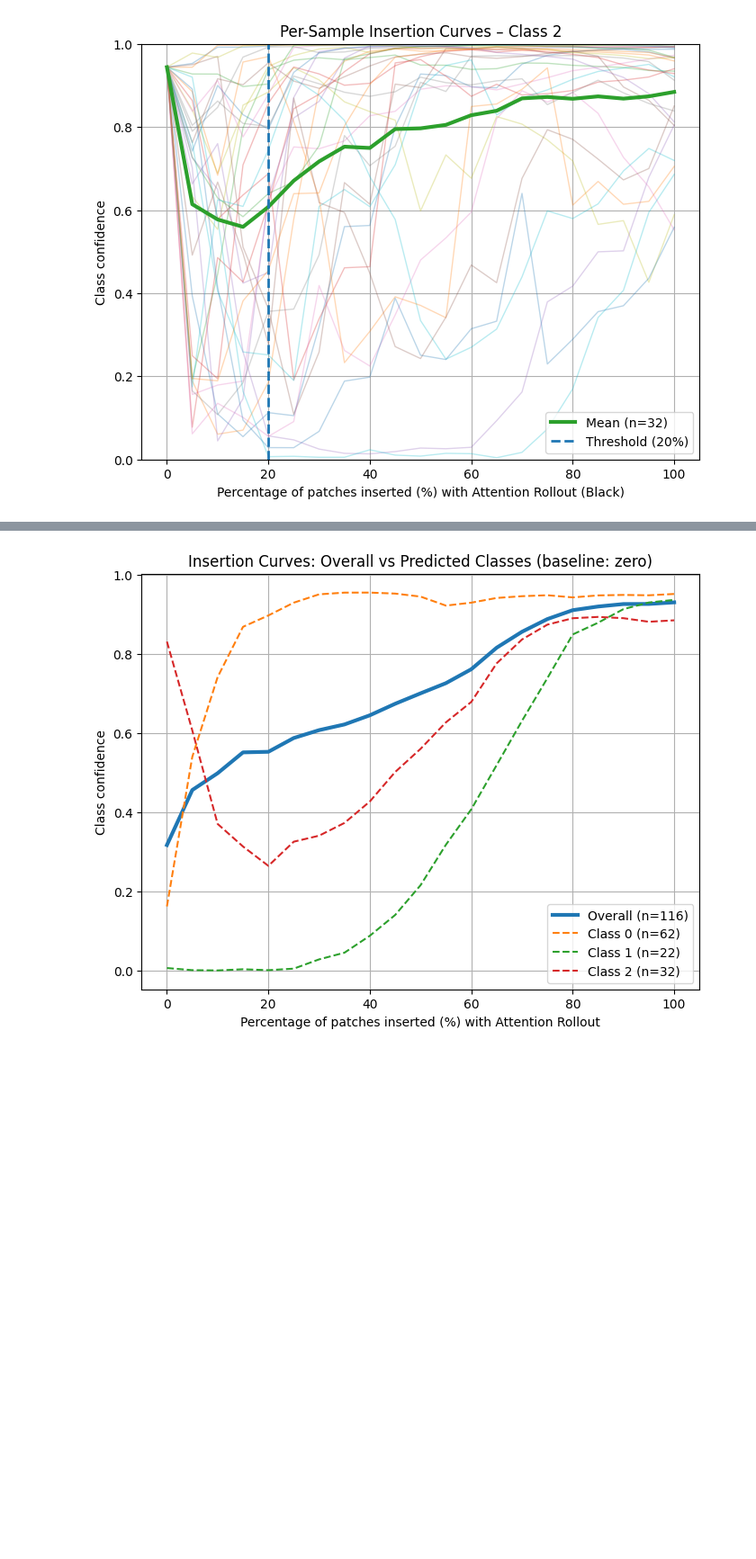
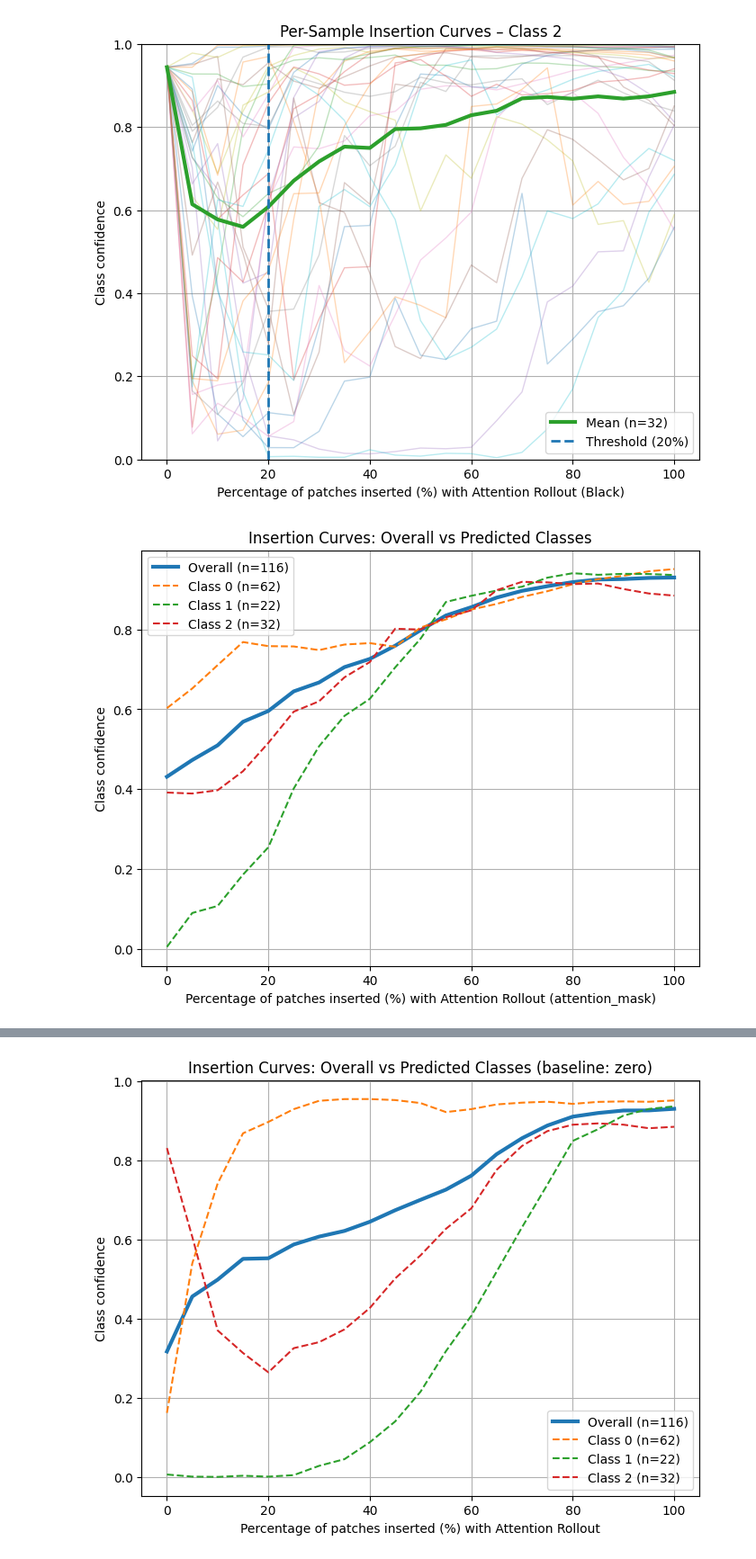
Before and after one commit to friendorus/Faithful-Faithfulness-Evaluations, a Jupyter notebook: scripts/Jupyter_notebook/CreateCurve_insertion.ipynb, the cells around one changed output, grey strips where cells are left out. Shown at 90% size. Drawn from its saved outputs; the diff is of its cells as text; code cells hidden in the pictures; blank space fills up the shorter version.

```diff
--- a/scripts/Jupyter_notebook/CreateCurve_insertion.ipynb
+++ b/scripts/Jupyter_notebook/CreateCurve_insertion.ipynb
@@ -528,7 +404,7 @@ import numpy as np
 from pathlib import Path
 import matplotlib.pyplot as plt
 
-curve_dir = Path("/home/jovyan/work/MST/results/ODELIA/DinoV2ClassifierSlice_Final/evaluation/insertion/insertion_curves/attention_rollout/black")
+curve_dir = Path("/home/jovyan/work/MST/results/ODELIA/DinoV2ClassifierSlice_Final/evaluation_results/insertion/insertion_curves/attention_rollout/black")
 curves = []
 percentages = None
 
@@ -582,7 +458,7 @@ import numpy as np
 from pathlib import Path
 import matplotlib.pyplot as plt
 
-curve_dir = Path("/home/jovyan/work/MST/results/ODELIA/DinoV2ClassifierSlice_Final/evaluation/insertion/insertion_curves/attention_rollout/black")
+curve_dir = Path("/home/jovyan/work/MST/results/ODELIA/DinoV2ClassifierSlice_Final/evaluation_results/insertion/insertion_curves/attention_rollout/black")
 curves = []
 percentages = None
 
@@ -640,8 +516,8 @@ import matplotlib.pyplot as plt
 from pathlib import Path
 
 # Paths
-curve_dir = Path("/home/jovyan/work/MST/results/ODELIA/DinoV2ClassifierSlice_Final/evaluation/insertion/insertion_curves/attention_rollout/black")
-csv_path = Path("/home/jovyan/work/MST/results/ODELIA/DinoV2ClassifierSlice_Final/evaluation/insertion/insertion_attention_rollout_black.csv")
+curve_dir = Path("/home/jovyan/work/MST/results/ODELIA/DinoV2ClassifierSlice_Final/evaluation_results/insertion/insertion_curves/attention_rollout/black")
+csv_path = Path("/home/jovyan/work/MST/results/ODELIA/DinoV2ClassifierSlice_Final/evaluation_results/insertion/insertion_attention_rollout_black.csv")
 
 # Load CSV
 df = pd.read_csv(csv_path)
@@ -717,8 +593,8 @@ import matplotlib.pyplot as plt
 from pathlib import Path
 
 # Paths
-curve_dir = Path("/home/jovyan/work/MST/results/ODELIA/DinoV2ClassifierSlice_Final/evaluation/insertion/insertion_curves/attention_rollout/black")
-csv_path = Path("/home/jovyan/work/MST/results/ODELIA/DinoV2ClassifierSlice_Final/evaluation/insertion/insertion_attention_rollout_black.csv")
+curve_dir = Path("/home/jovyan/work/MST/results/ODELIA/DinoV2ClassifierSlice_Final/evaluation_results/insertion/insertion_curves/attention_rollout/black")
+csv_path = Path("/home/jovyan/work/MST/results/ODELIA/DinoV2ClassifierSlice_Final/evaluation_results/insertion/insertion_attention_rollout_black.csv")
 
 # Load CSV
 df = pd.read_csv(csv_path)
@@ -834,3 +710,82 @@ for cls, curves in sorted(class_curves.items()):
 [figure]
 [figure]
 [figure]
+# %%
+import numpy as np
+import pandas as pd
+import matplotlib.pyplot as plt
+from pathlib import Path
+
+method = "attention_mask"
+
+# Paths
+curve_dir = Path(f"/home/jovyan/work/MST/results/ODELIA/DinoV2ClassifierSlice_Final/evaluation_results/insertion/insertion_curves/attention_rollout/{method}")
+csv_path = Path(f"/home/jovyan/work/MST/results/ODELIA/DinoV2ClassifierSlice_Final/evaluation_results/insertion/insertion_attention_rollout_{method}.csv")
+
+# Load CSV
+df = pd.read_csv(csv_path)
+uid_to_class = dict(zip(df["UID"], df["predicted_class"]))
+
+all_curves = []
+class_curves = {}
+percentages = None
+
+# Load curves
+for f in curve_dir.glob("*.npy"):
+    uid = f.stem.replace(f"_curve_{method}", "")
+
+    if uid not in uid_to_class:
+        continue
+
+    data = np.load(f, allow_pickle=True).item()
+    confidences = data["predicted_confidences"]
+
+    all_curves.append(confidences)
+
+    cls = uid_to_class[uid]
+    if cls not in class_curves:
+        class_curves[cls] = []
+    class_curves[cls].append(confidences)
+
+    if percentages is None:
+        percentages = data["percentages"]
+
+# Safety check
+if len(all_curves) == 0:
+    raise ValueError("No matching curves found.")
+
+# Convert to numpy
+all_curves = np.array(all_curves)
+overall_mean = all_curves.mean(axis=0)
+
+# Plot
+x_percent = np.array(percentages) * 100
+plt.figure(figsize=(8, 6))
+
+# Overall curve (thicker line)
+plt.plot(
+    x_percent,
+    overall_mean,
+    linewidth=3,
+    label=f"Overall (n={len(all_curves)})"
+)
+
+# Per-class curves
+for cls, curves in sorted(class_curves.items()):
+    curves = np.array(curves)
+    mean_curve = curves.mean(axis=0)
+    plt.plot(
+        x_percent,
+        mean_curve,
+        linestyle="--",
+        label=f"Class {cls} (n={len(curves)})"
+    )
+
+plt.xlabel(f"Percentage of patches inserted (%) with Attention Rollout ({method})")
+plt.ylabel("Class confidence")
+plt.title("Insertion Curves: Overall vs Predicted Classes")
+plt.legend()
+plt.grid(True)
+plt.show()
+# %% [output]
+[figure, added]
```
Also changed, not shown: parts of 11 cells of this notebook, 1 other file.
